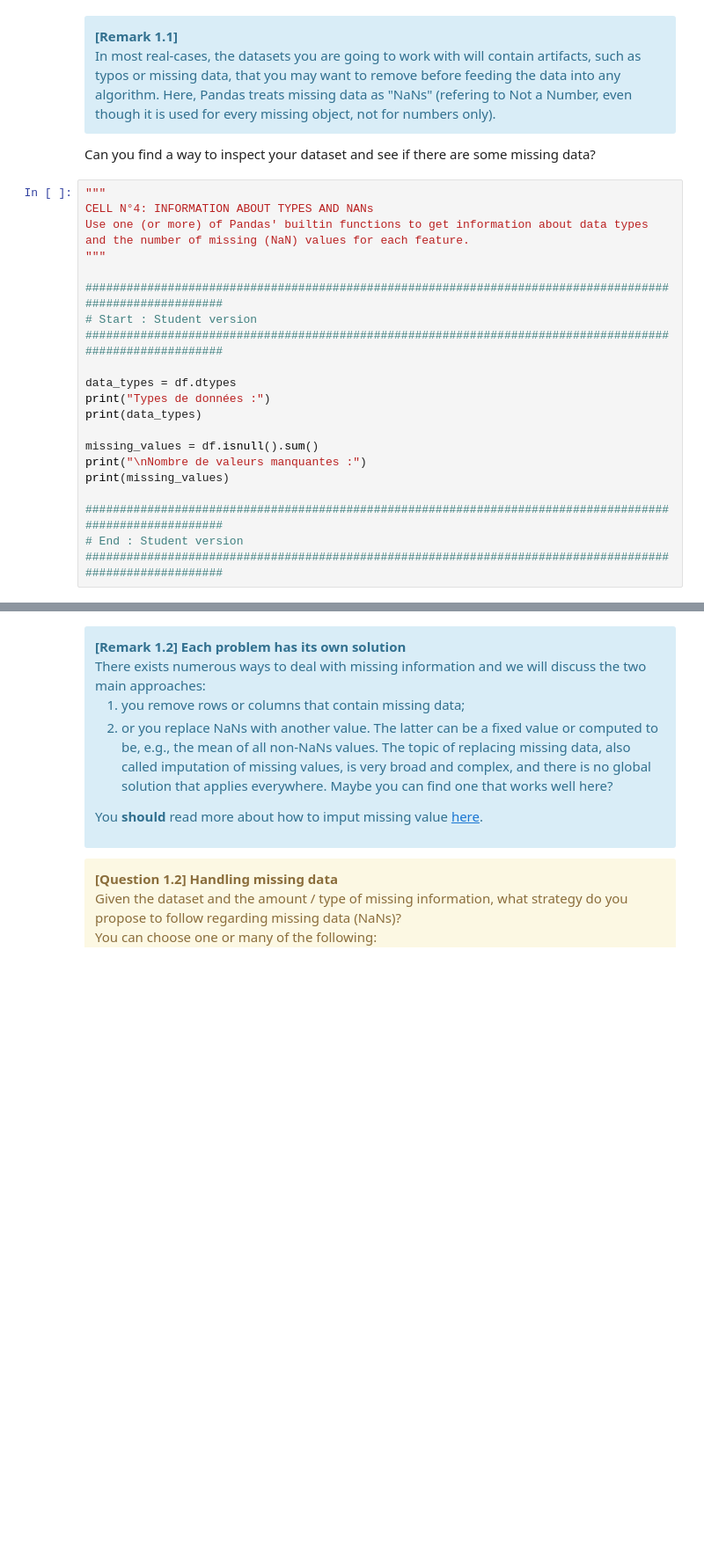
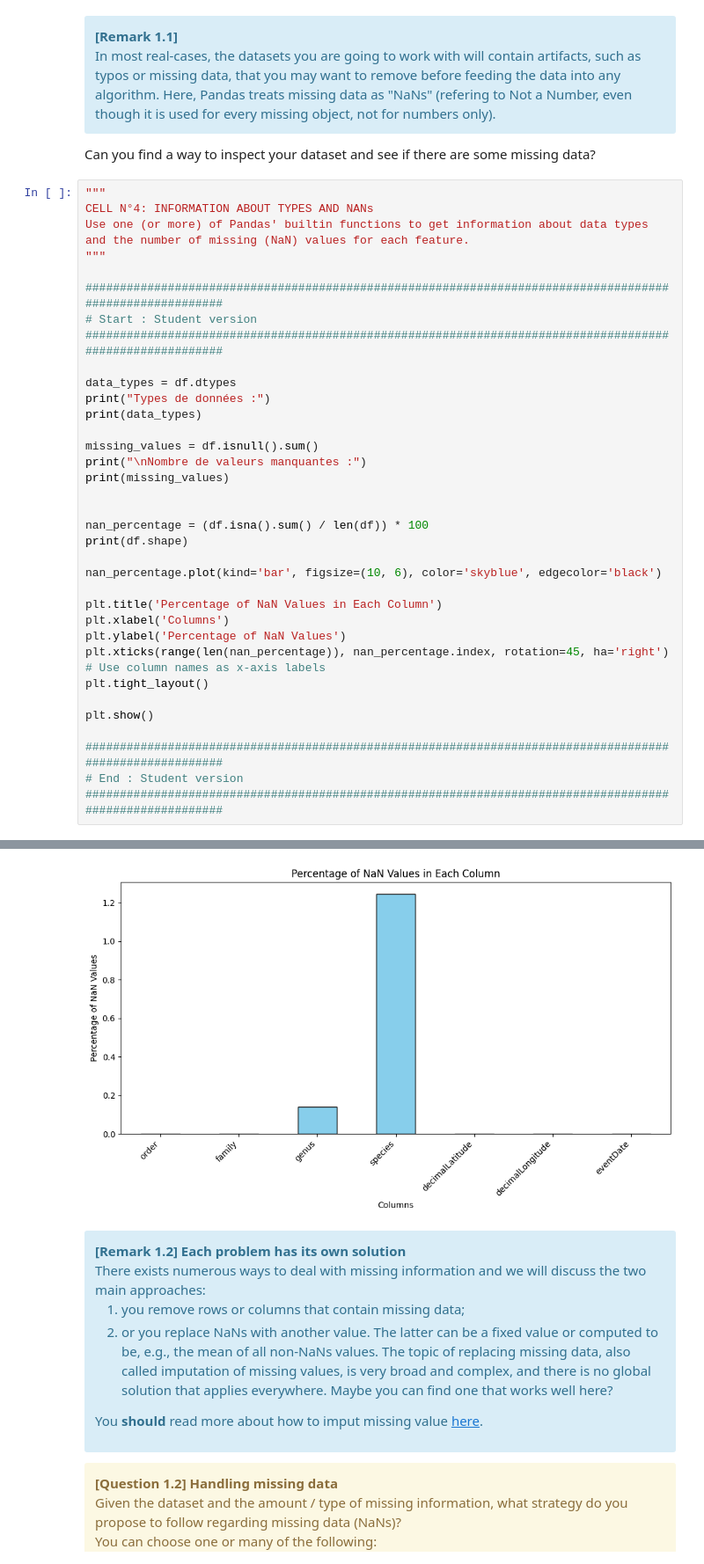
Before and after one commit to Mathis003/LEPL1109-Hackathons, a Jupyter notebook: Hackathon_3/Hackathon03-Clustering_Student.ipynb, the cells around one changed output, grey strips where cells are left out. Shown at 88% size. Drawn from its saved outputs; the diff is of its cells as text; blank space fills up the shorter version.

```diff
--- a/Hackathon_3/Hackathon03-Clustering_Student.ipynb
+++ b/Hackathon_3/Hackathon03-Clustering_Student.ipynb
@@ -359,6 +385,20 @@ missing_values = df.isnull().sum()
 print("\nNombre de valeurs manquantes :")
 print(missing_values)
 
+
+nan_percentage = (df.isna().sum() / len(df)) * 100
+print(df.shape)
+
+nan_percentage.plot(kind='bar', figsize=(10, 6), color='skyblue', edgecolor='black')
+
+plt.title('Percentage of NaN Values in Each Column')
+plt.xlabel('Columns')
+plt.ylabel('Percentage of NaN Values')
+plt.xticks(range(len(nan_percentage)), nan_percentage.index, rotation=45, ha='right')  # Use column names as x-axis labels
+plt.tight_layout()
+
+plt.show()
+
 #########################################################################################################
 # End : Student version
 #########################################################################################################
@@ -383,3 +426,4 @@ dtype: int64
+[figure, added]
 # %% [markdown]
 <div class="alert alert-info">
 <b>[Remark 1.2] Each problem has its own solution</b> <br>
```
Also changed, not shown: parts of 9 cells of this notebook, 1 other file.
